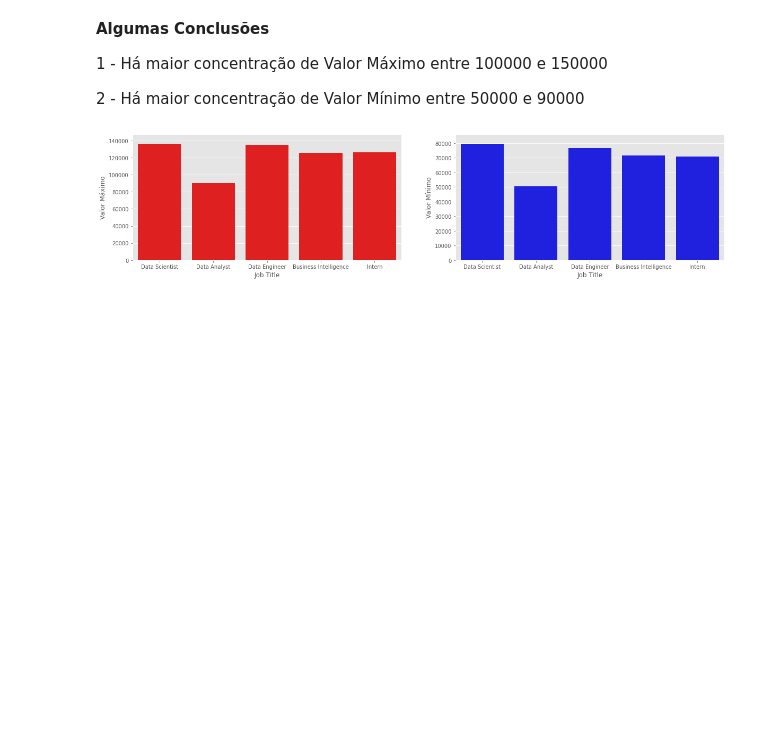
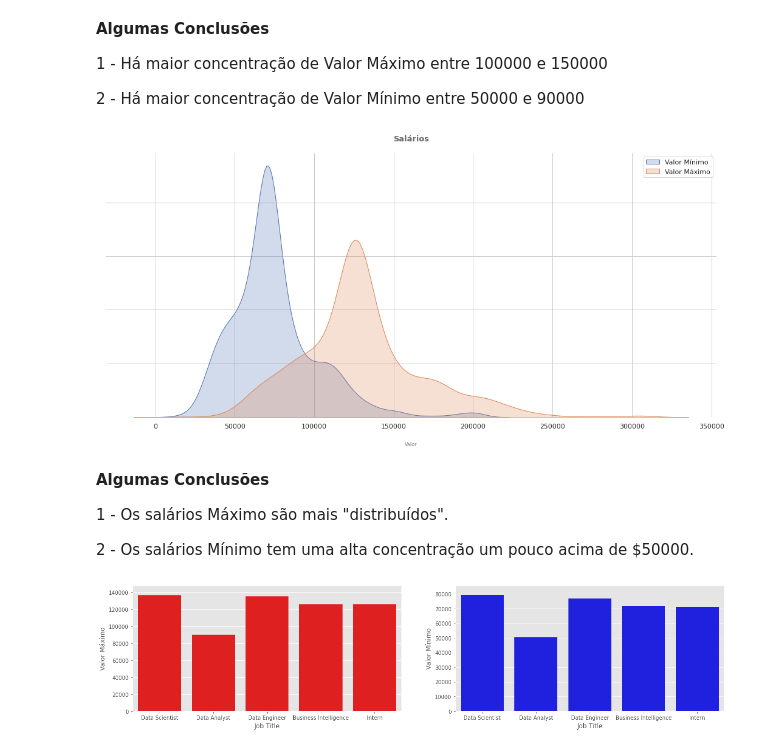
Before and after one commit to JoaoDaross/ProjetoFinalAwari, a Jupyter notebook: ProjetoFinalAwari.ipynb, the cells around one changed output. Drawn from its saved outputs; the diff is of its cells as text; code cells hidden in the pictures; blank space fills up the shorter version.

```diff
--- a/ProjetoFinalAwari.ipynb
+++ b/ProjetoFinalAwari.ipynb
@@ -439,4 +439,33 @@ plt.show()
 1 - Há maior concentração de Valor Máximo entre 100000 e 150000
 
 2 - Há maior concentração de Valor Mínimo entre 50000 e 90000
+# %%
+# Criando gráfico
+plt.figure(figsize=(18,8))
+
+g3 = sns.kdeplot(df['Valor Mínimo'], label = 'Valor Mínimo', shade = True)
+g3 = sns.kdeplot(df['Valor Máximo'], label = 'Valor Máximo', shade = True)
+
+plt.title('Salários',
+               pad = 20,
+         fontsize = 13, color ='dimgrey', fontweight = 'bold')
+
+sns.despine(bottom = True, left=True)
+
+plt.xlabel('Valor', color = 'grey', labelpad = 20, fontsize = 8)
+
+
+g3.tick_params(axis ='y', labelsize=0, length = 0)
+g3.set_yticklabels([])
+plt.ylabel([], fontsize =0)
+
+g3 = plt.legend()
+# %% [output]
+[figure, added]
+# %% [markdown]
+**Algumas Conclusões**
+
+1 - Os salários Máximo são mais "distribuídos".
+
+2 - Os salários Mínimo tem uma alta concentração um pouco acima de $50000.
 # %%
```
Also changed, not shown: parts of 12 cells of this notebook.
